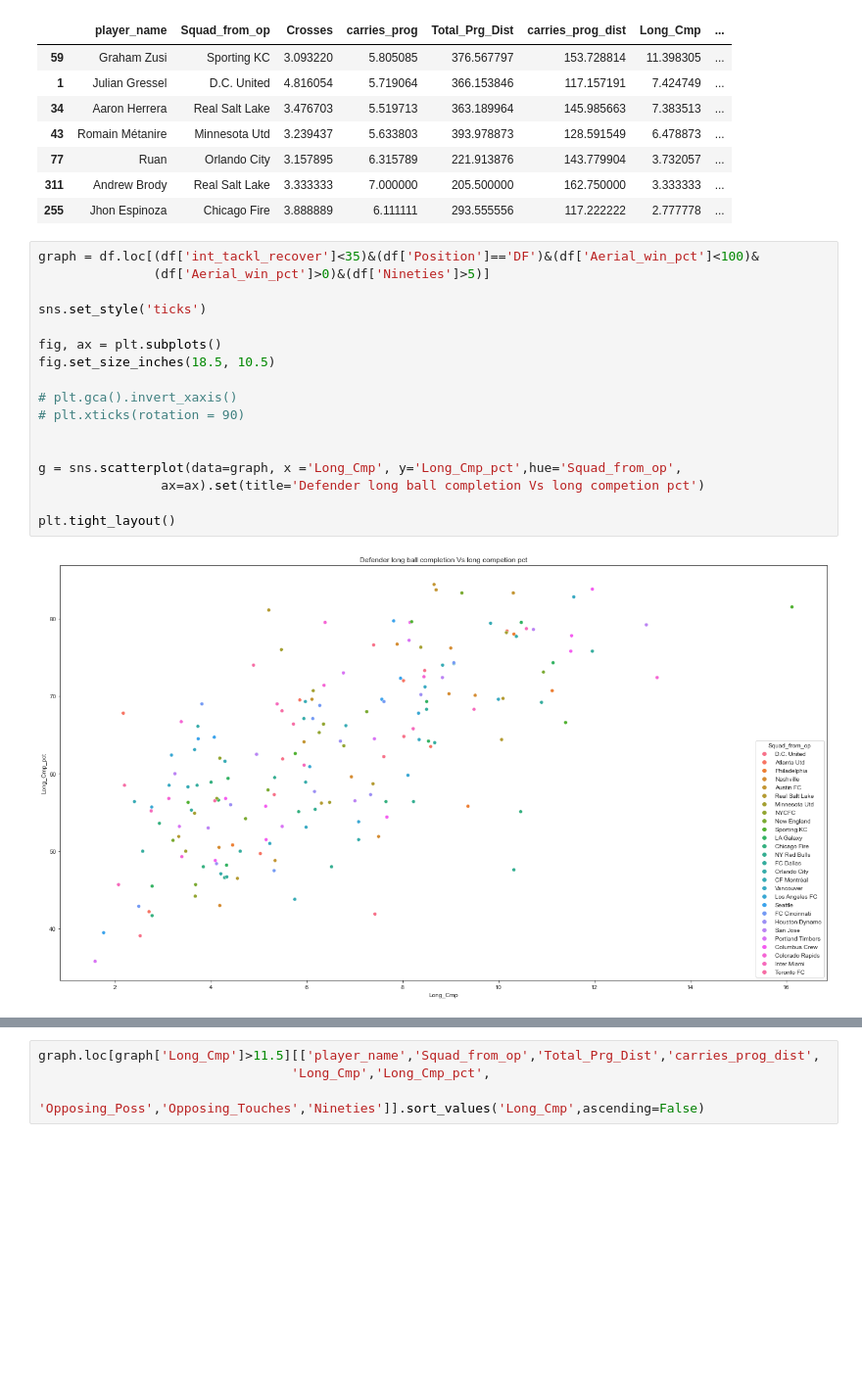
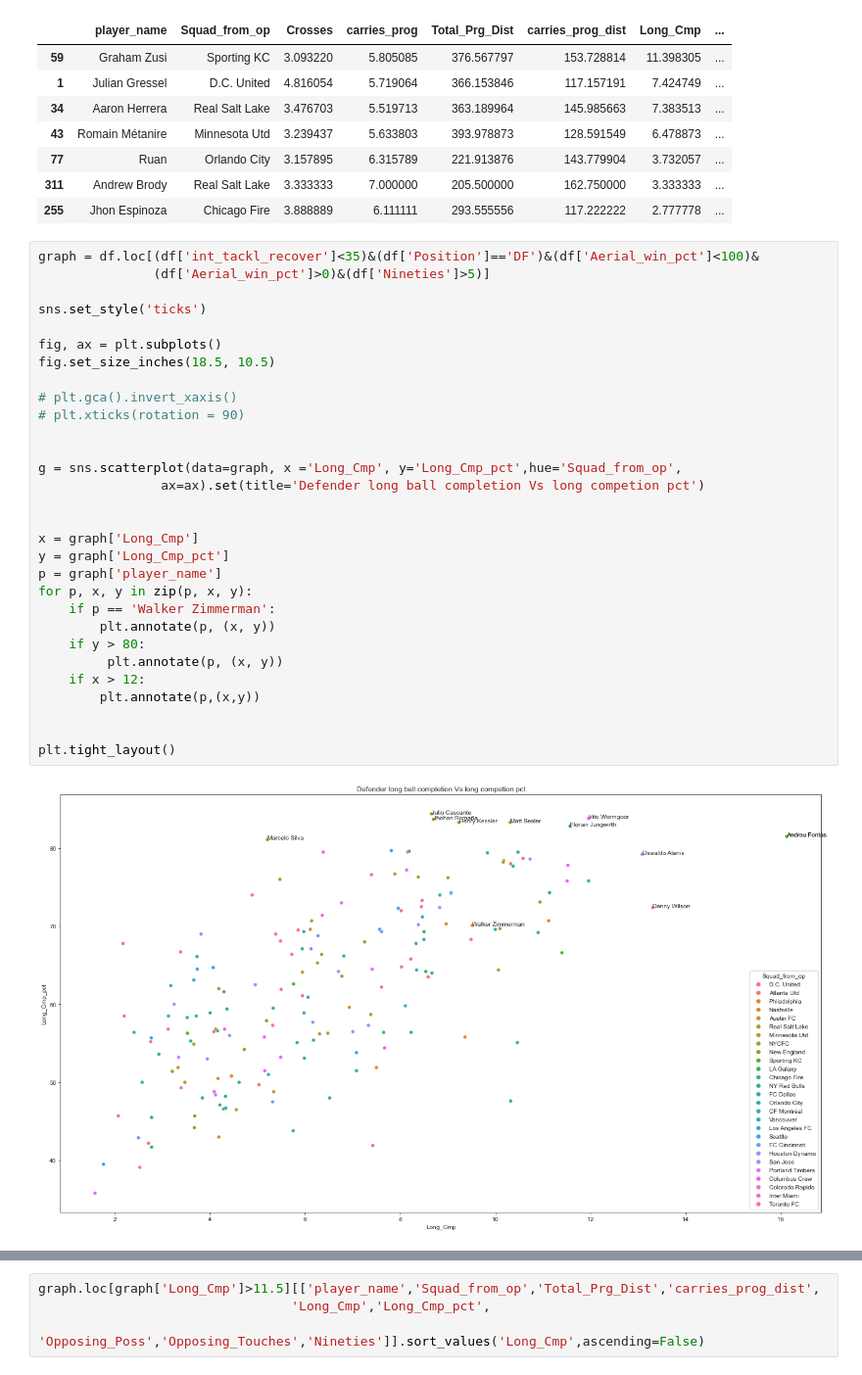
Before and after one commit to misterrustia/MLS_clustering_Captsone, a Jupyter notebook: 2_Exploratory_Data_analysis/Defensive_attribute_viz.ipynb, the cells around one changed output, grey strips where cells are left out. Shown: that part at 98% size. Saved outputs shown, nothing was run; the diff lists cells and outputs as text; blank space fills up the shorter version.

```diff
--- a/2_Exploratory_Data_analysis/Defensive_attribute_viz.ipynb
+++ b/2_Exploratory_Data_analysis/Defensive_attribute_viz.ipynb
@@ -133,19 +156,32 @@ graph.loc[(graph['Crosses']>3)&(graph['carries_prog']>5.5)][['player_name','Squa
 # %%
 graph = df.loc[(df['int_tackl_recover']<35)&(df['Position']=='DF')&(df['Aerial_win_pct']<100)&
                (df['Aerial_win_pct']>0)&(df['Nineties']>5)]
 
 sns.set_style('ticks')
 
 fig, ax = plt.subplots()
 fig.set_size_inches(18.5, 10.5)
 
 # plt.gca().invert_xaxis()
 # plt.xticks(rotation = 90)
 
 
 g = sns.scatterplot(data=graph, x ='Long_Cmp', y='Long_Cmp_pct',hue='Squad_from_op',
                 ax=ax).set(title='Defender long ball completion Vs long competion pct')
 
+
+x = graph['Long_Cmp']
+y = graph['Long_Cmp_pct']
+p = graph['player_name']
+for p, x, y in zip(p, x, y):
+    if p == 'Walker Zimmerman':
+        plt.annotate(p, (x, y))
+    if y > 80:
+         plt.annotate(p, (x, y))
+    if x > 12:
+        plt.annotate(p,(x,y))
+
+
 plt.tight_layout()
 # %% [output]
-[figure, old version]
+[figure, new version]
```
Also changed, not shown: parts of 13 cells of this notebook, 3 other files.
